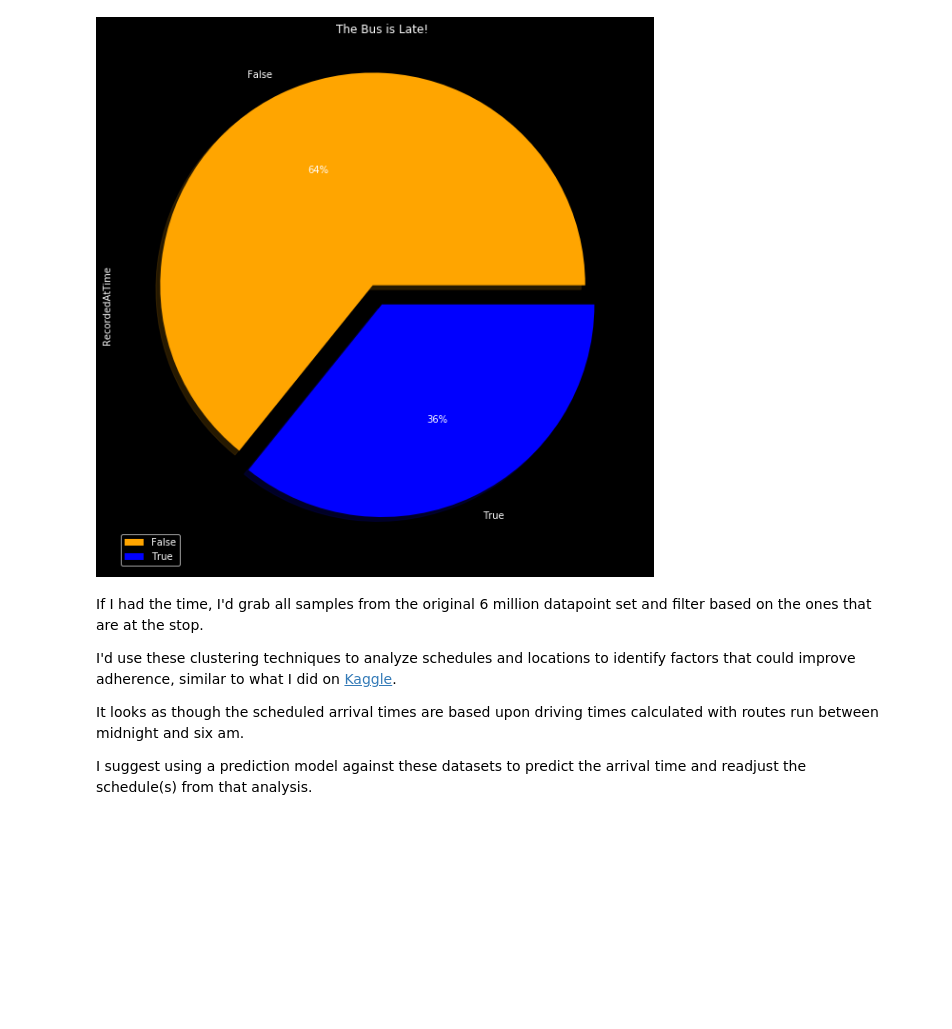
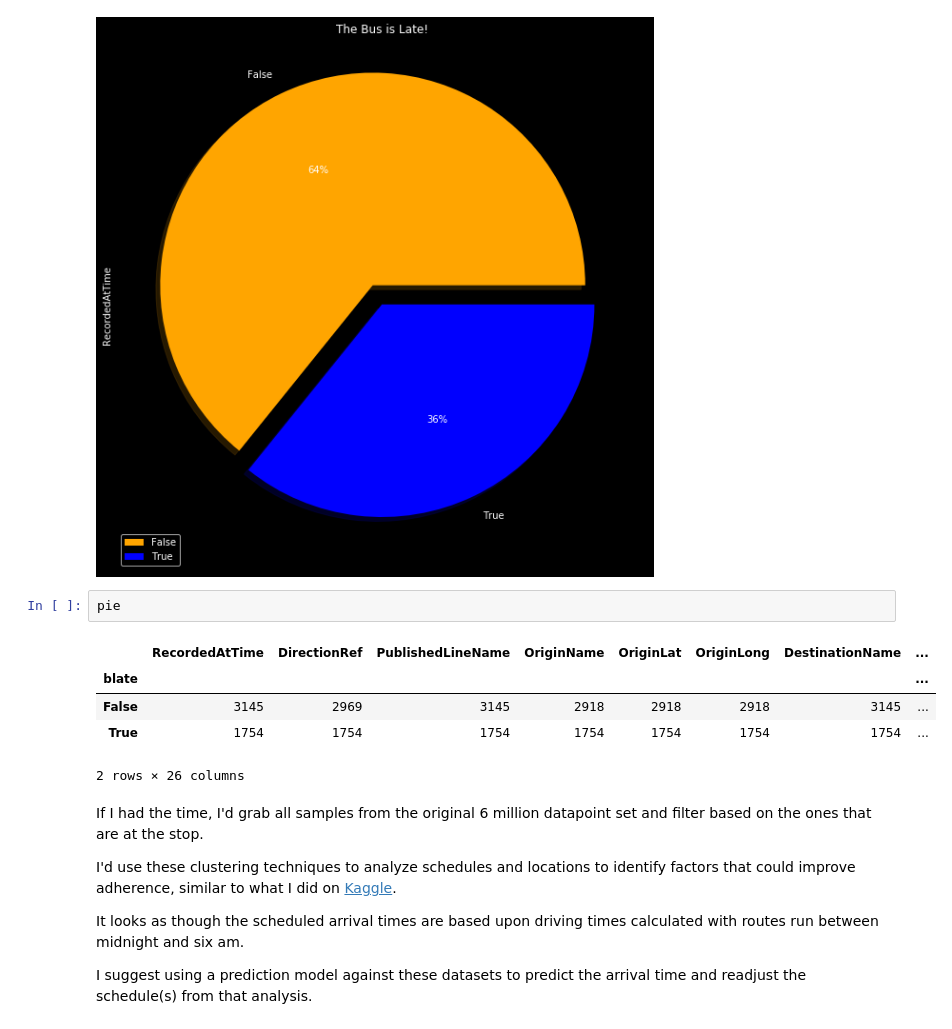
Before and after one commit to KalikaKay/ny_transit, a Jupyter notebook: preparation.ipynb, the cells around one changed output. Saved outputs shown, nothing was run; the diff lists cells and outputs as text; blank space fills up the shorter version.

```diff
--- a/preparation.ipynb
+++ b/preparation.ipynb
@@ -639,6 +646,14 @@ plt.title("The Bus is Late!")
 plt.show()
 # %% [output]
 [figure]
+# %%
+pie
+# %% [output]
+|  | RecordedAtTime | DirectionRef | PublishedLineName | OriginName | OriginLat | OriginLong | DestinationName | ... |
+| blate |  |  |  |  |  |  |  | ... |
+| False | 3145 | 2969 | 3145 | 2918 | 2918 | 2918 | 3145 | ... |
+| True | 1754 | 1754 | 1754 | 1754 | 1754 | 1754 | 1754 | ... |
+2 rows × 26 columns
 # %% [markdown]
 If I had the time, I'd grab all samples from the original 6 million datapoint set and filter based on the ones that are at the stop.
 
```
Also changed, not shown: parts of 2 cells of this notebook, 2 other files.
